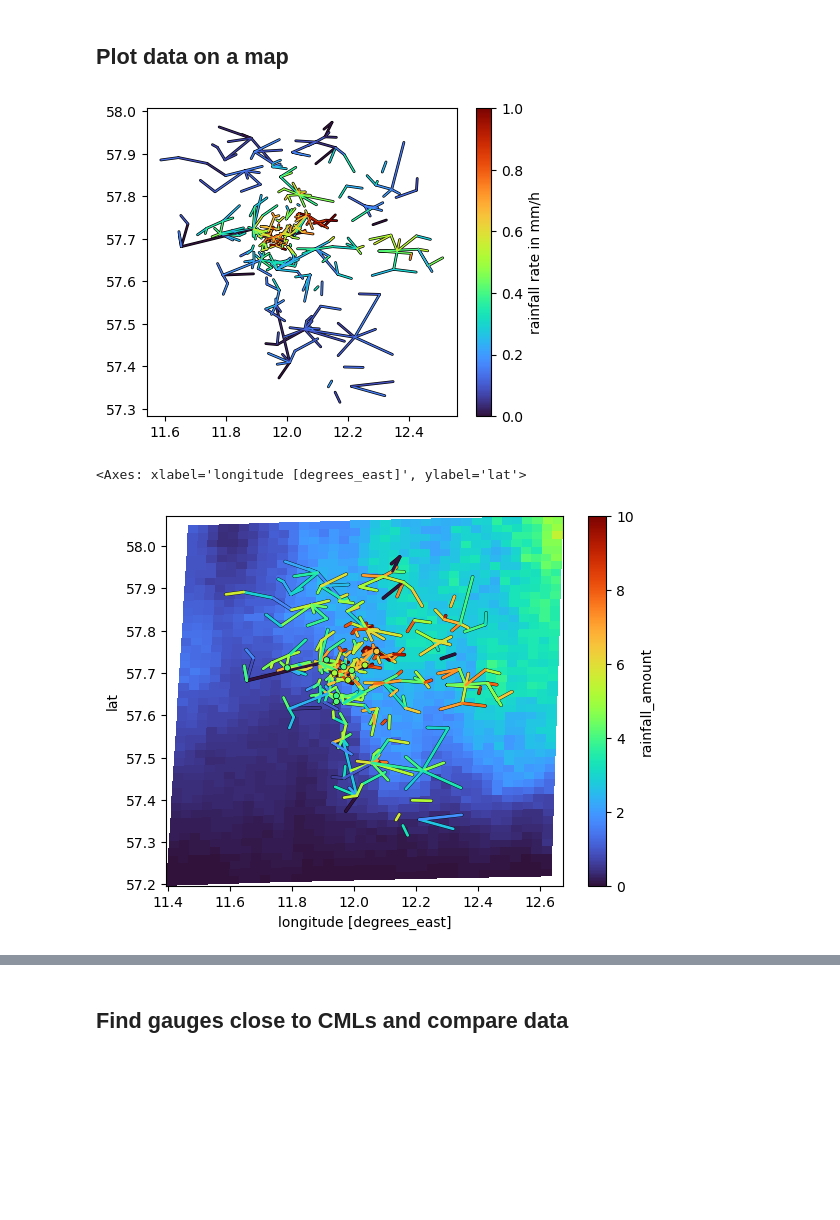
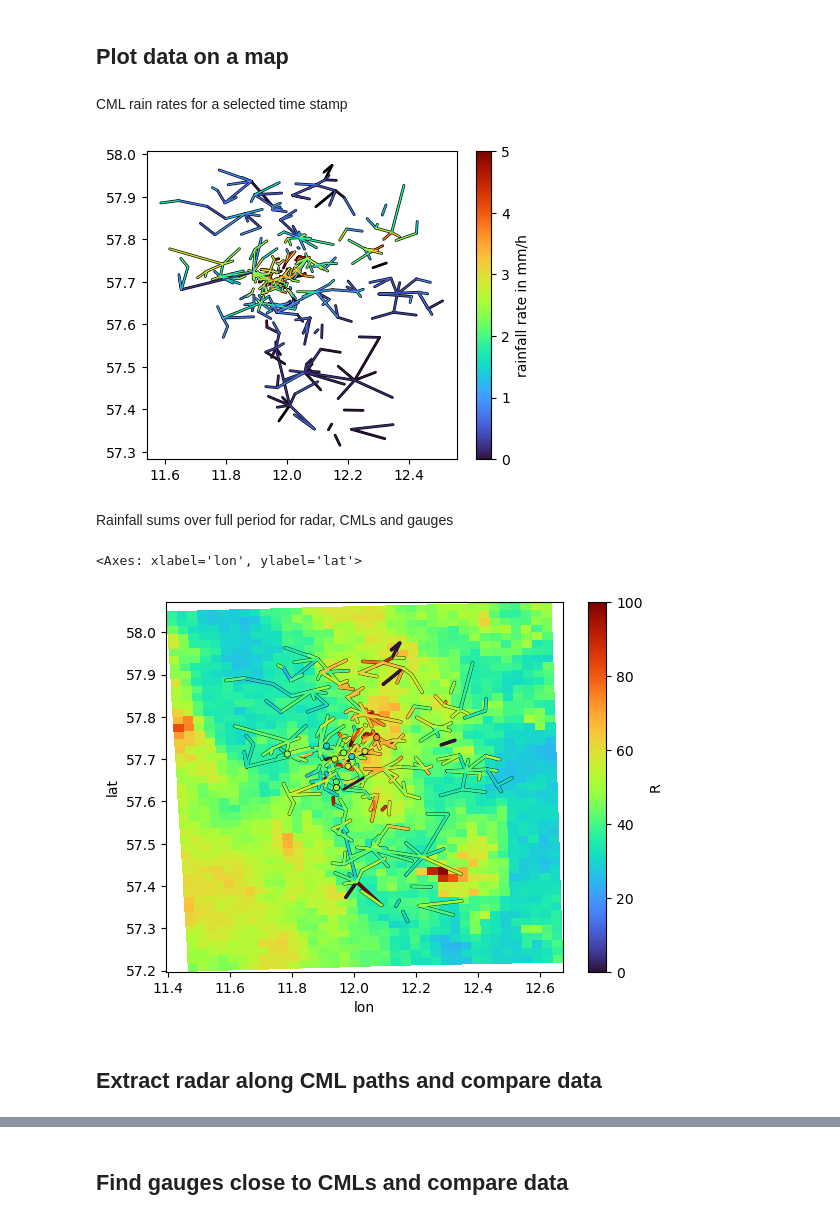
Before and after one commit to OpenSenseAction/PrePEP_short_course_OS, a Jupyter notebook: 1_poligrain_overview.ipynb, the cells around one changed output, grey strips where cells are left out. Cells and saved outputs as stored; diff of their text form; code cells hidden in the pictures; blank space fills up the shorter version.

```diff
--- a/1_poligrain_overview.ipynb
+++ b/1_poligrain_overview.ipynb
@@ -134,22 +156,28 @@ Attributes:
 # %% [markdown]
 ## Plot data on a map
+# %% [markdown]
+CML rain rates for a selected time stamp
 # %%
-da_R = ds_cmls.R.isel(time=11)
+da_R = ds_cmls.R.isel(sublink_id=0).sel(time='2015-07-25 10:00:00')
 
 fig, ax = plt.subplots(figsize=(5, 4))
-lines = da_R.plg.plot_cmls(pad_width=1, vmin=0, vmax=1, ax=ax, use_lon_lat=True)
+lines = da_R.plg.plot_cmls(pad_width=1, vmin=0, vmax=5, ax=ax, use_lon_lat=True)
 plt.colorbar(lines, label="rainfall rate in mm/h");
 # %% [output]
-[figure, old version]
+[figure, new version]
+# %% [markdown]
+Rainfall sums over full period for radar, CMLs and gauges
 # %%
 plg.plot_map.plot_plg(
-    da_grid=ds_rad.rainfall_amount.sum(dim="time"),
+    da_grid=ds_rad.R.resample(time='1h').mean().sum(dim="time"),
     da_gauges=ds_gauges_municp.rainfall_amount.sum(dim="time"),
     use_lon_lat=True,
-    da_cmls=ds_cmls.R.sum(dim="time"),
+    da_cmls=ds_cmls.isel(sublink_id=0).R.resample(time='1h').mean().sum(dim="time"),
     vmin=0,
-    vmax=10,
+    vmax=100,
 )
 # %% [output]
-<Axes: xlabel='longitude [degrees_east]', ylabel='lat'>
+<Axes: xlabel='lon', ylabel='lat'>
-[figure, old version]
+[figure, new version]
+# %% [markdown]
+## Extract radar along CML paths and compare data
```
Also changed, not shown: parts of 58 cells of this notebook.
